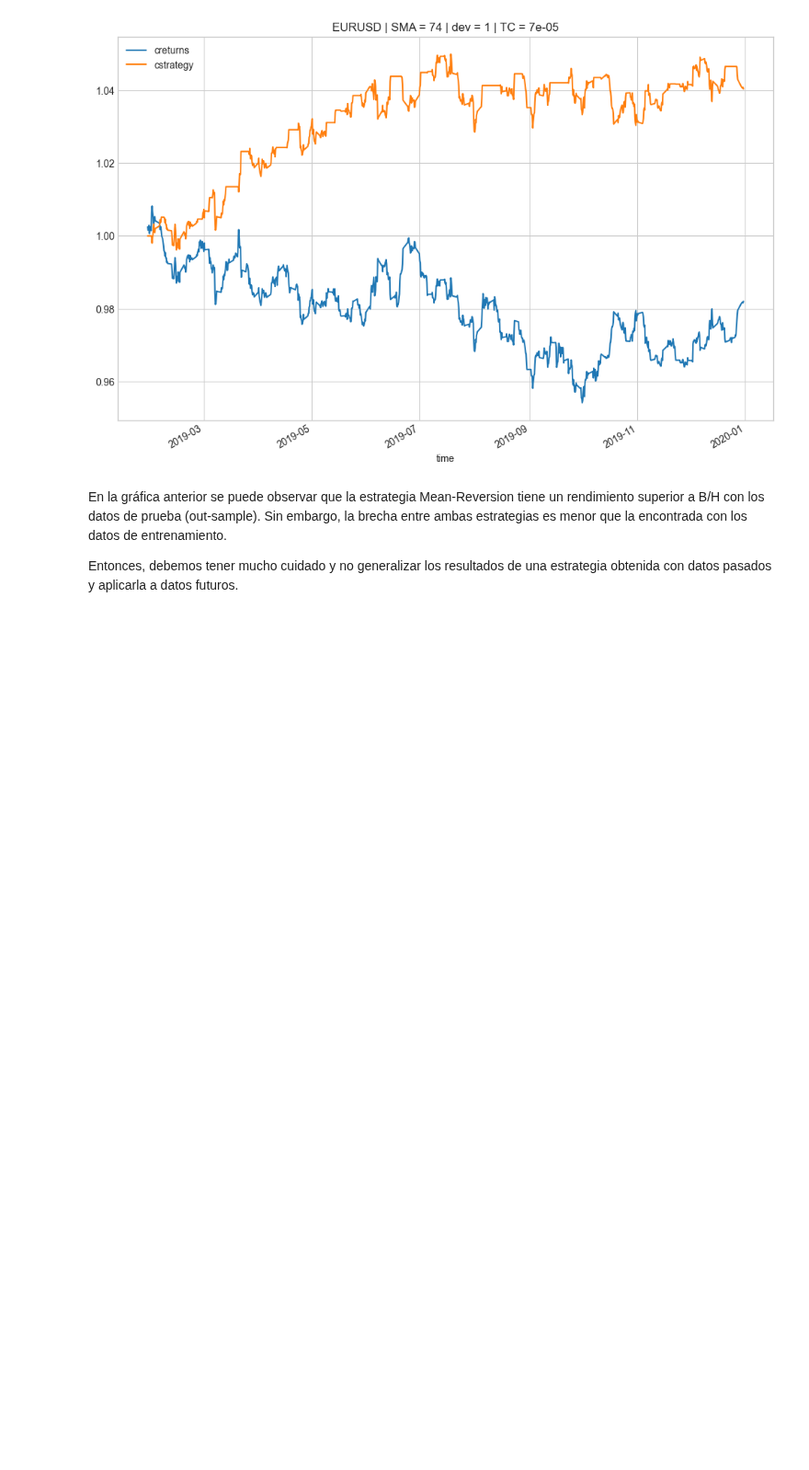
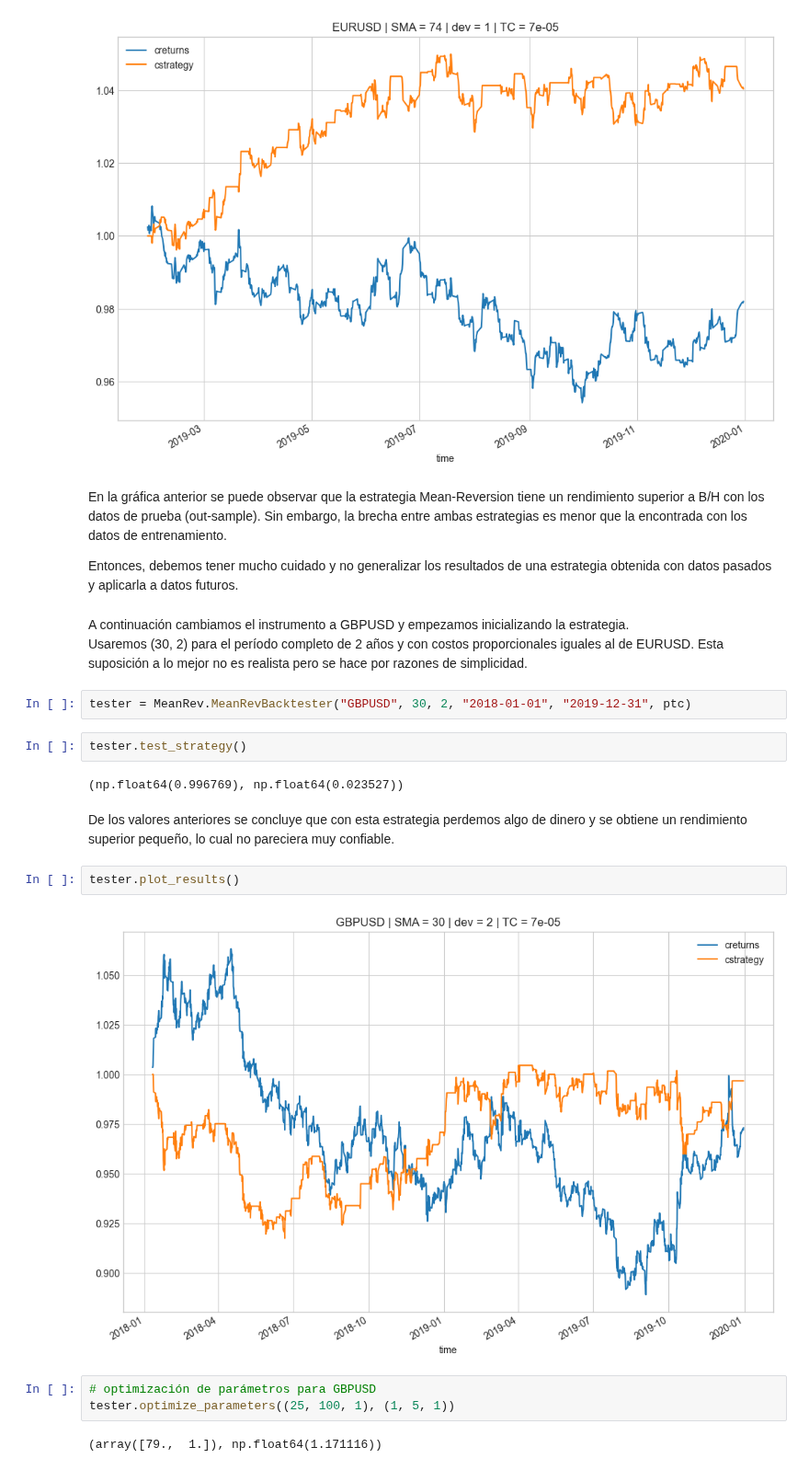
Before and after one commit to mario812/algo-trading-env, a Jupyter notebook: 3.3.7-oop_mean_rev_back.ipynb, the cells around one changed output. Shown at 92% size. Saved outputs shown, nothing was run; the diff lists cells and outputs as text; blank space fills up the shorter version.

```diff
--- a/3.3.7-oop_mean_rev_back.ipynb
+++ b/3.3.7-oop_mean_rev_back.ipynb
@@ -125,3 +125,23 @@ tester.plot_results()
 En la gráfica anterior se puede observar que la estrategia Mean-Reversion tiene un rendimiento superior a B/H con los datos de prueba (out-sample). Sin embargo, la brecha entre ambas estrategias es menor que la encontrada con los datos de entrenamiento.
 
 Entonces, debemos tener mucho cuidado y no generalizar los resultados de una estrategia obtenida con datos pasados y aplicarla a datos futuros.
+# %% [markdown]
+A continuación cambiamos el instrumento a GBPUSD y empezamos inicializando la estrategia.
+Usaremos (30, 2) para el período completo de 2 años y con costos proporcionales iguales al de EURUSD. Esta suposición a lo mejor no es realista pero se hace por razones de simplicidad.
+# %%
+tester = MeanRev.MeanRevBacktester("GBPUSD", 30, 2, "2018-01-01", "2019-12-31", ptc)
+# %%
+tester.test_strategy()
+# %% [output]
+(np.float64(0.996769), np.float64(0.023527))
+# %% [markdown]
+De los valores anteriores se concluye que con esta estrategia perdemos algo de dinero y se obtiene un rendimiento superior pequeño, lo cual no pareciera muy confiable.
+# %%
+tester.plot_results()
+# %% [output]
+[figure, added]
+# %%
+# optimización de parámetros para GBPUSD
+tester.optimize_parameters((25, 100, 1), (1, 5, 1))
+# %% [output]
+(array([79.,  1.]), np.float64(1.171116))
```
Also changed, not shown: parts of 2 cells of this notebook.
